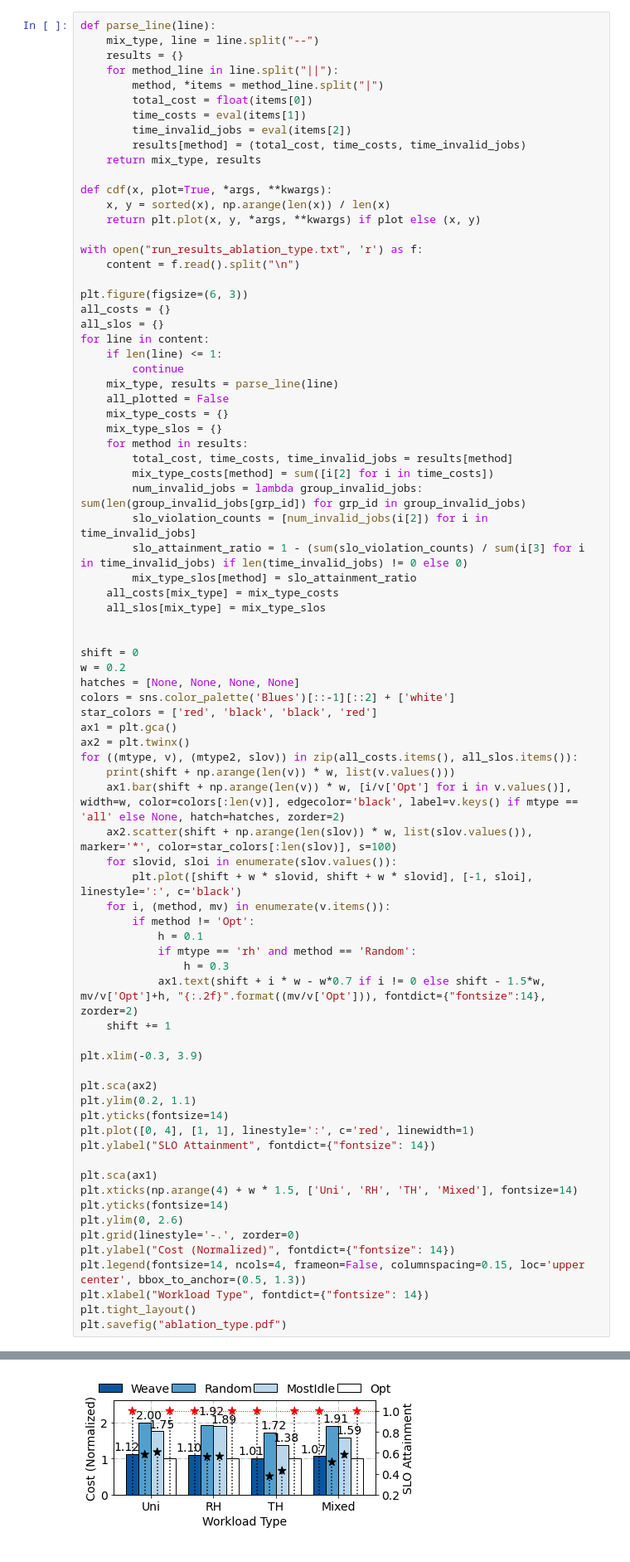
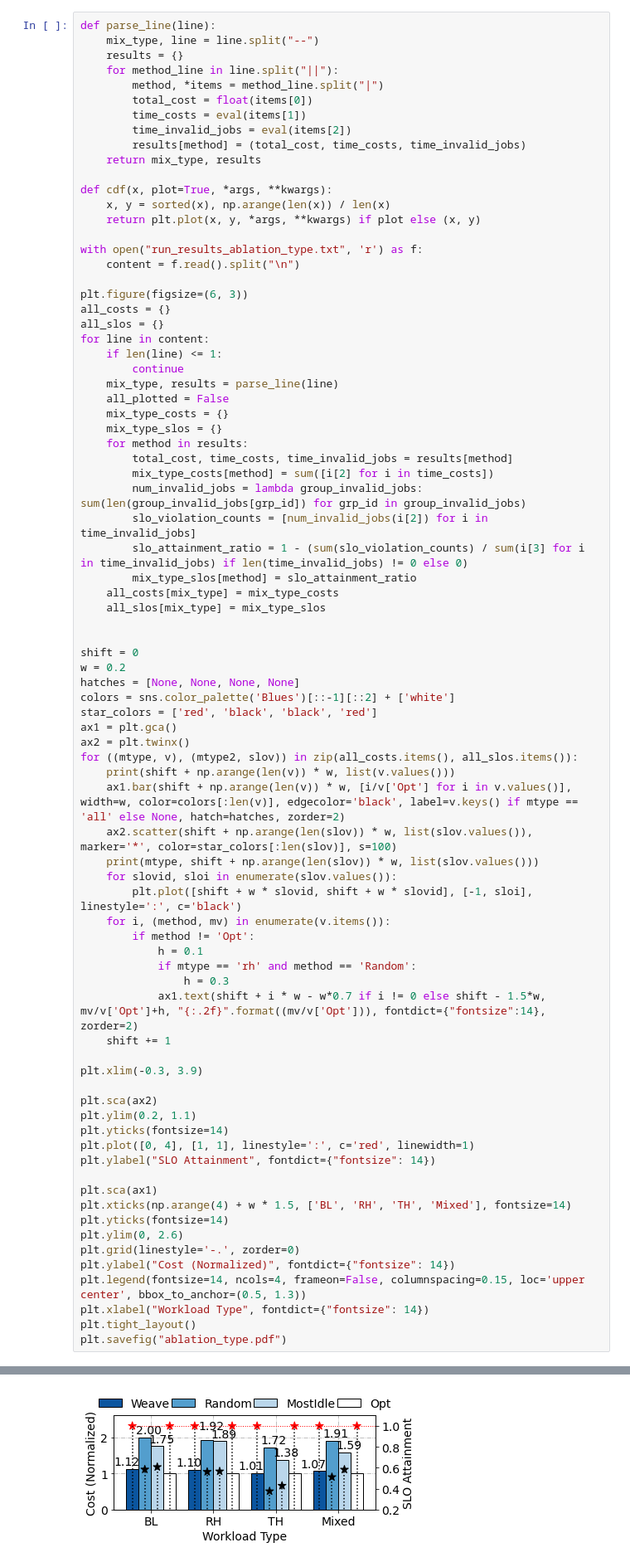
Before and after one commit to wutianyuan1/ROLL, a Jupyter notebook: global_scheduler/parse.ipynb, the cells around one changed output, grey strips where cells are left out. Shown: that part at 83% size. Saved outputs shown, nothing was run; the diff lists cells and outputs as text.

Commit message:
update figures

```diff
--- a/global_scheduler/parse.ipynb
+++ b/global_scheduler/parse.ipynb
@@ -104,6 +104,7 @@ for ((mtype, v), (mtype2, slov)) in zip(all_costs.items(), all_slos.items()):
     print(shift + np.arange(len(v)) * w, list(v.values()))
     ax1.bar(shift + np.arange(len(v)) * w, [i/v['Opt'] for i in v.values()], width=w, color=colors[:len(v)], edgecolor='black', label=v.keys() if mtype == 'all' else None, hatch=hatches, zorder=2)
     ax2.scatter(shift + np.arange(len(slov)) * w, list(slov.values()), marker='*', color=star_colors[:len(slov)], s=100)
+    print(mtype, shift + np.arange(len(slov)) * w, list(slov.values()))
     for slovid, sloi in enumerate(slov.values()):
         plt.plot([shift + w * slovid, shift + w * slovid], [-1, sloi], linestyle=':', c='black')
     for i, (method, mv) in enumerate(v.items()):
@@ -123,7 +124,7 @@ plt.plot([0, 4], [1, 1], linestyle=':', c='red', linewidth=1)
 plt.ylabel("SLO Attainment", fontdict={"fontsize": 14})
 
 plt.sca(ax1)
-plt.xticks(np.arange(4) + w * 1.5, ['Uni', 'RH', 'TH', 'Mixed'], fontsize=14)
+plt.xticks(np.arange(4) + w * 1.5, ['BL', 'RH', 'TH', 'Mixed'], fontsize=14)
 plt.yticks(fontsize=14)
 plt.ylim(0, 2.6)
 plt.grid(linestyle='-.', zorder=0)
@@ -140,4 +145,4 @@ plt.savefig("ablation_type.pdf")
-[figure, old version]
+[figure, new version]
 # %%
 with open("run_results_ablation_slo.txt", 'r') as f:
     content = f.read().split("\n")
```
Also changed, not shown: parts of 3 cells of this notebook, 4 other files.
